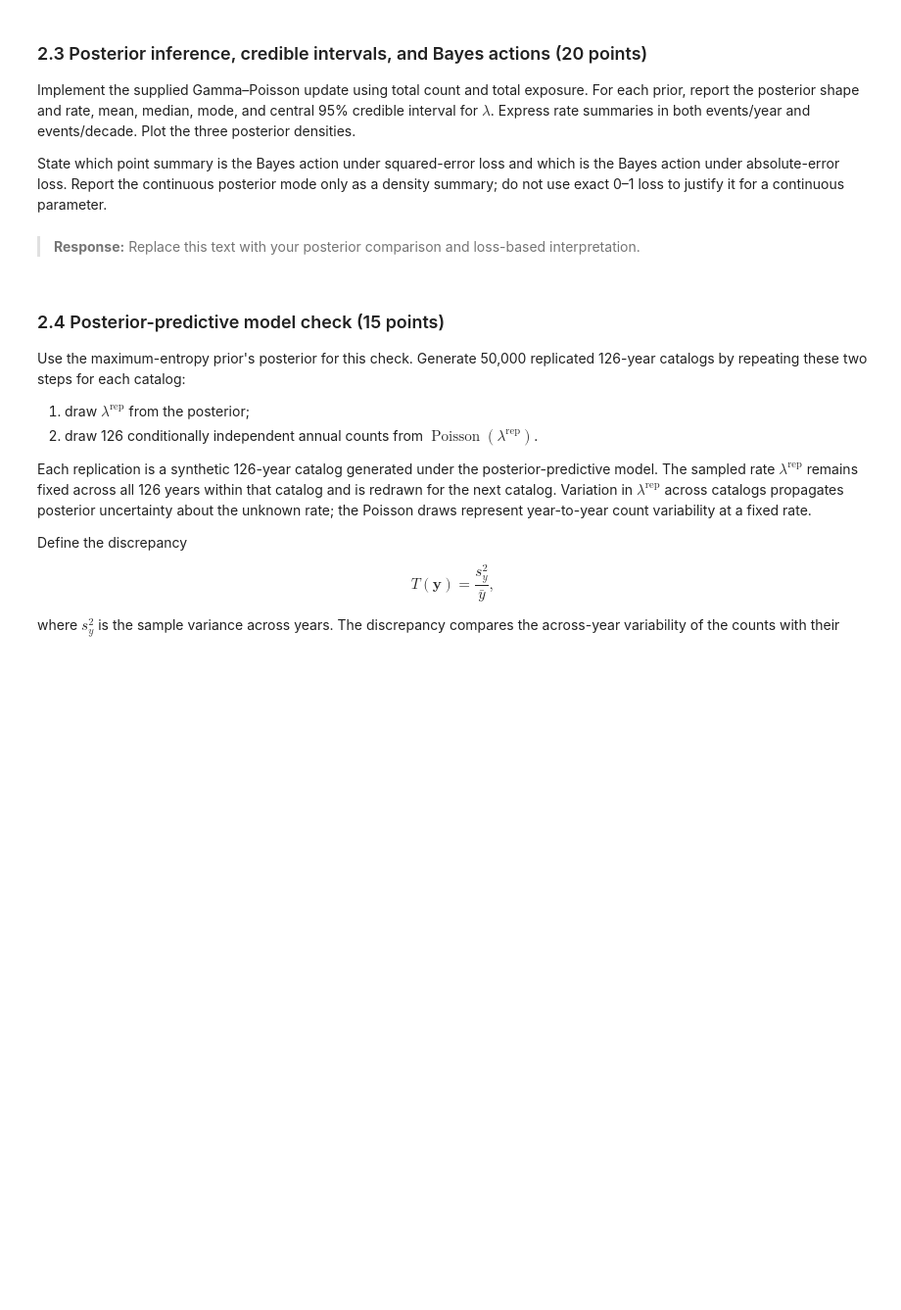
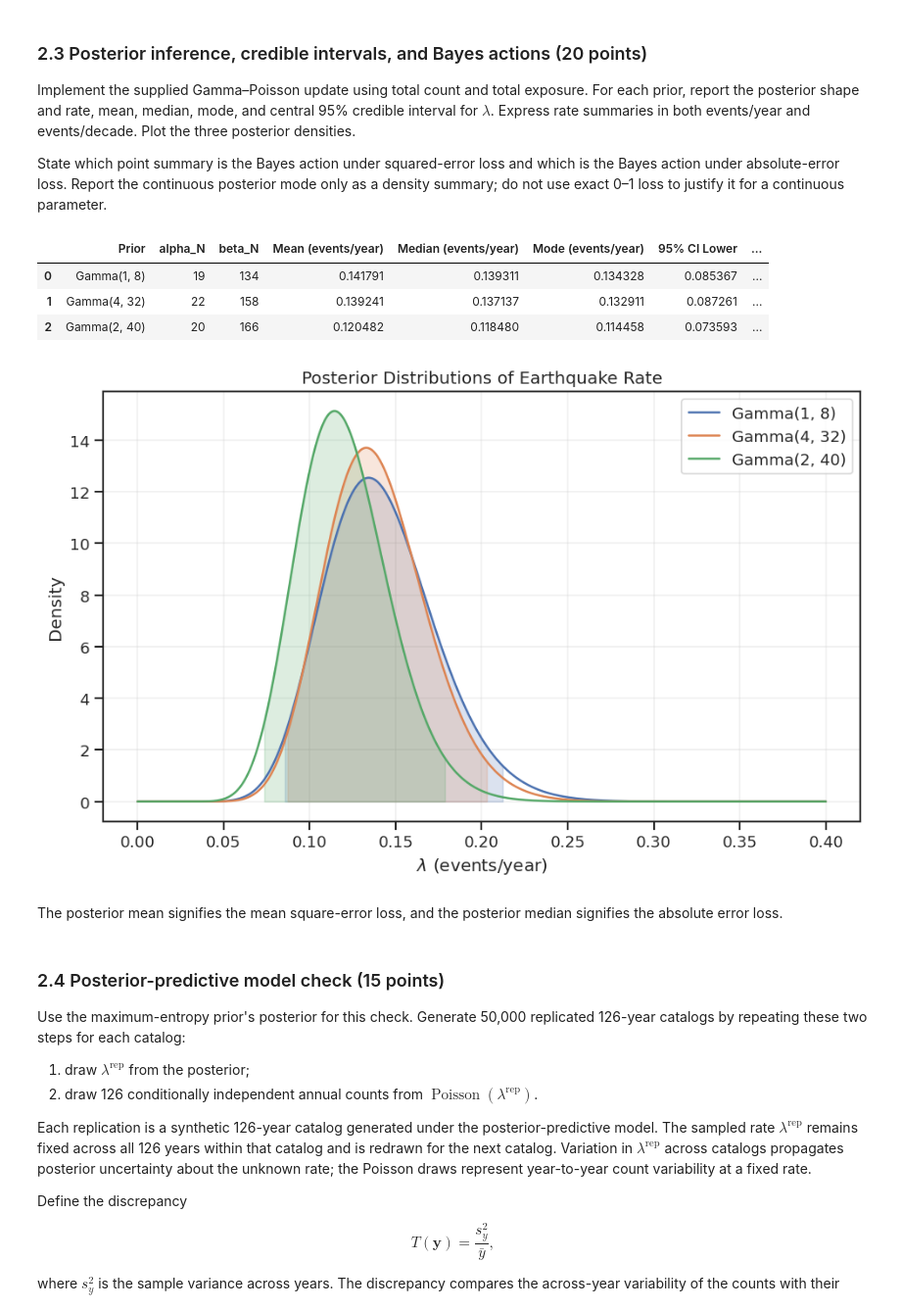
Before and after one commit to madvait/ME-539, a Jupyter notebook: lecturebook/homework/homework-03.ipynb, the cells around one changed output. Shown at 98% size. Cells and saved outputs as stored; diff of their text form; code cells hidden in the pictures; blank space fills up the shorter version.

```diff
--- a/lecturebook/homework/homework-03.ipynb
+++ b/lecturebook/homework/homework-03.ipynb
@@ -1087,14 +1190,84 @@ it for a continuous parameter.
 # %%
 def gamma_poisson_update(alpha, beta, counts, exposure_years):
     '''Return posterior shape and rate for a Gamma–Poisson rate model.'''
-    # YOUR CODE HERE
-    raise NotImplementedError
+
+    alpha = alpha + np.sum(counts)
+    beta = beta + exposure_years
+
+    return alpha, beta
 
 
-# Use the function above to build a posterior summary and density plot.
-# YOUR CODE HERE
+# Priors
+priors = {
+    "Gamma(1, 8)":  (1, 8),
+    "Gamma(4, 32)": (4, 32),
+    "Gamma(2, 40)": (2, 40)
+}
+
+summary = []
+
+# Plotting range
+lam = np.linspace(0, 0.4, 1000)
+
+plt.figure(figsize=(8, 5))
+
+for label, (alpha, beta) in priors.items():
+
+    alpha_N, beta_N = gamma_poisson_update(
+        alpha, beta, annual_counts, EXPOSURE_YEARS
+    )
+
+    dist = stats.gamma(a=alpha_N, scale=1/beta_N)
+
+    mean = dist.mean()
+    median = dist.median()
+    mode = (alpha_N - 1) / beta_N
+    lower, upper = dist.ppf([0.025, 0.975])
+
+    summary.append({
+        "Prior": label,
+        "alpha_N": alpha_N,
+        "beta_N": beta_N,
+        "Mean (events/year)": mean,
+        "Median (events/year)": median,
+        "Mode (events/year)": mode,
+        "95% CI Lower": lower,
+        "95% CI Upper": upper,
+        "Mean (events/decade)": 10 * mean,
+        "Median (events/decade)": 10 * median,
+        "Mode (events/decade)": 10 * mode
+    })
+
+    # Posterior density
+    density = dist.pdf(lam)
+    line, = plt.plot(lam, density, label=label)
+
+    # Shade central 95% credible interval
+    mask = (lam >= lower) & (lam <= upper)
+    plt.fill_between(
+        lam[mask],
+        density[mask],
+        alpha=0.2,
+        color=line.get_color()
+    )
+
+summary = pd.DataFrame(summary)
+display(summary)
+
+plt.xlabel(r"$\lambda$ (events/year)")
+plt.ylabel("Density")
+plt.title("Posterior Distributions of Earthquake Rate")
+plt.legend()
+plt.grid(alpha=0.3)
+plt.show()
+# %% [output]
+|  | Prior | alpha_N | beta_N | Mean (events/year) | Median (events/year) | Mode (events/year) | 95% CI Lower | ... |
+| 0 | Gamma(1, 8) | 19 | 134 | 0.141791 | 0.139311 | 0.134328 | 0.085367 | ... |
+| 1 | Gamma(4, 32) | 22 | 158 | 0.139241 | 0.137137 | 0.132911 | 0.087261 | ... |
+| 2 | Gamma(2, 40) | 20 | 166 | 0.120482 | 0.118480 | 0.114458 | 0.073593 | ... |
+[figure, added]
 # %% [markdown]
-> **Response:** Replace this text with your posterior comparison and loss-based interpretation.
+The posterior mean signifies the mean square-error loss, and the posterior median signifies the absolute error loss.
 # %% [markdown]
 ### 2.4 Posterior-predictive model check (15 points)
 
```
Also changed, not shown: parts of 5 cells of this notebook.
